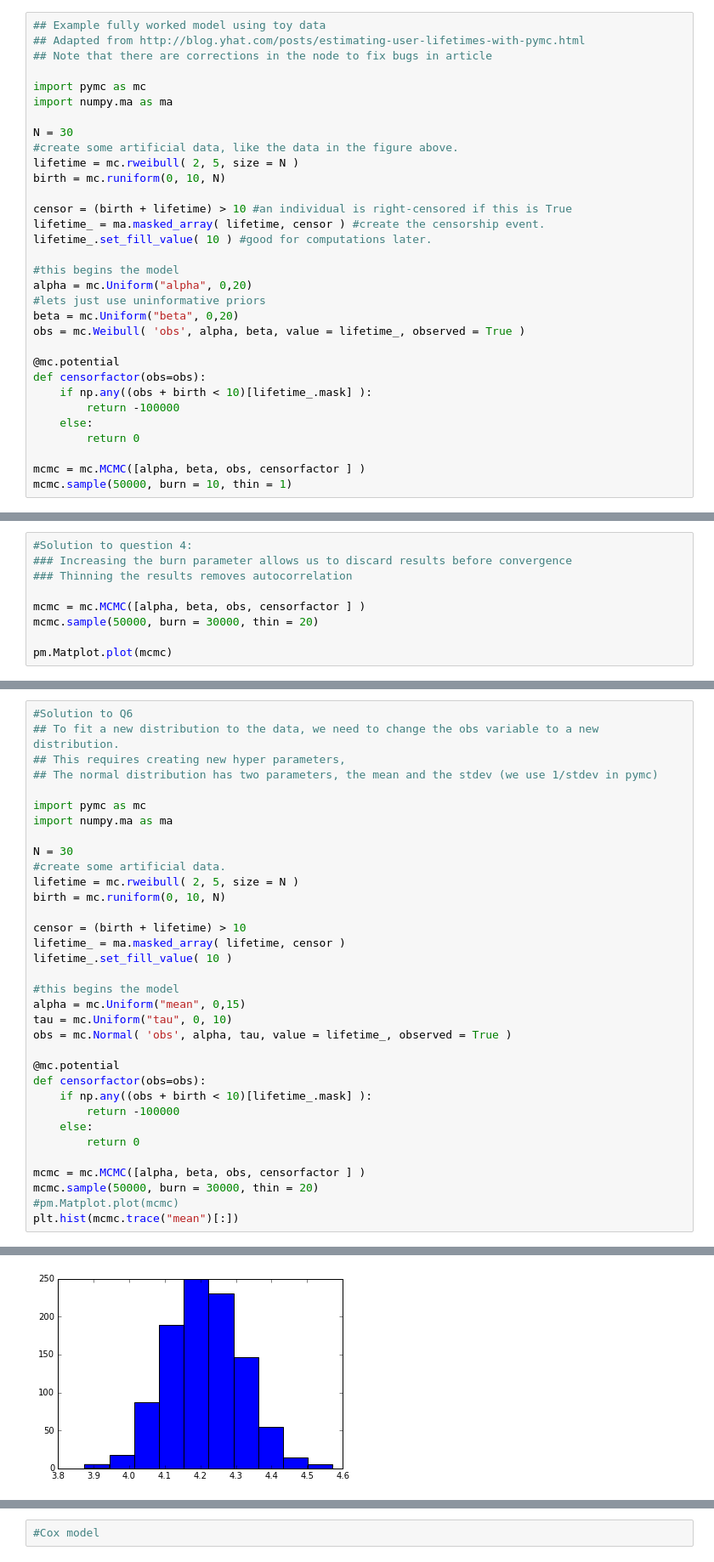
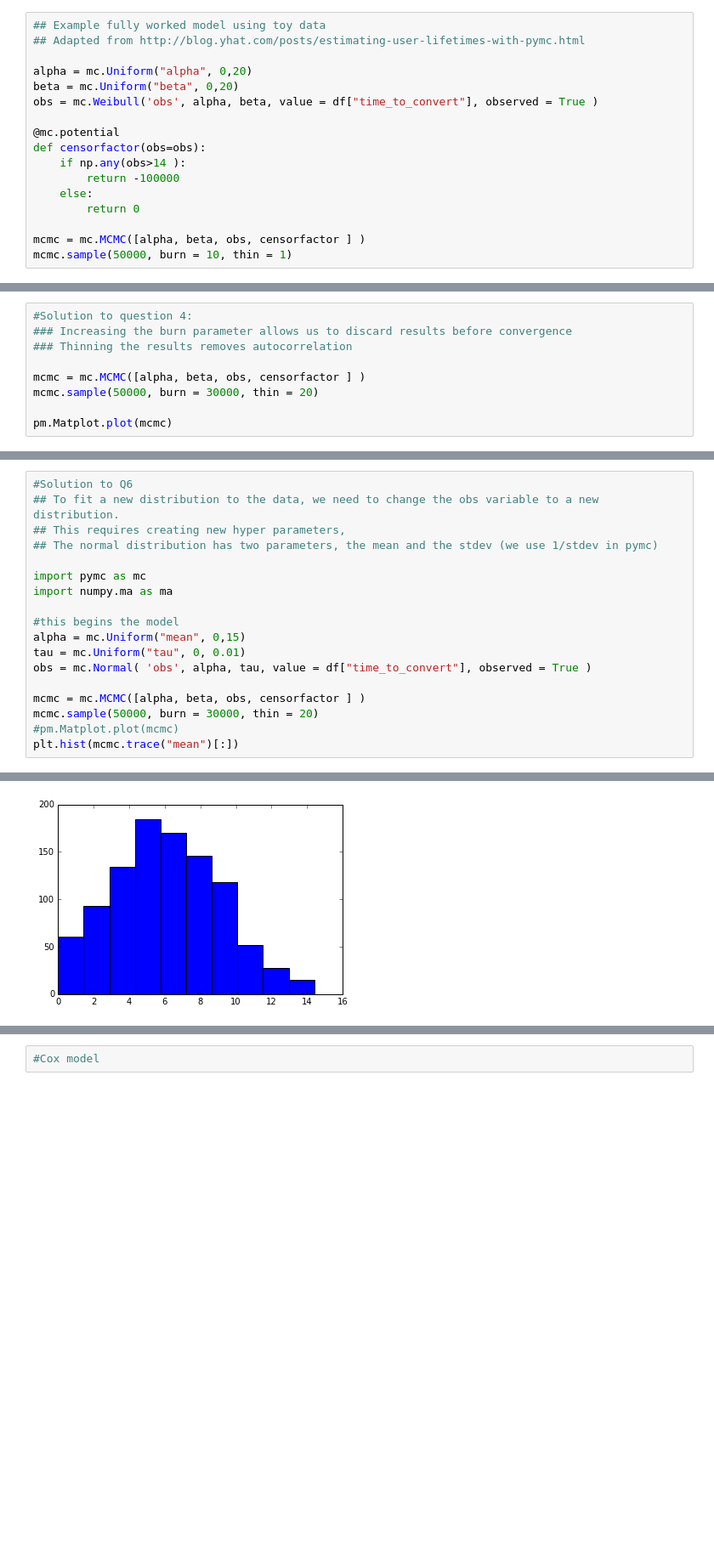
Before and after one commit to JakeColtman/BayesianSurvivalAnalysis, a Jupyter notebook: Full presentation.ipynb, the cells around one changed output, grey strips where cells are left out. Shown at 85% size. Drawn from its saved outputs; the diff is of its cells as text; blank space fills up the shorter version.

```diff
--- a/Full presentation.ipynb
+++ b/Full presentation.ipynb
@@ -56,29 +55,14 @@ df
 # %%
 ## Example fully worked model using toy data
 ## Adapted from http://blog.yhat.com/posts/estimating-user-lifetimes-with-pymc.html
-## Note that there are corrections in the node to fix bugs in article
 
-import pymc as mc
-import numpy.ma as ma
-
-N = 30
-#create some artificial data, like the data in the figure above.
-lifetime = mc.rweibull( 2, 5, size = N )
-birth = mc.runiform(0, 10, N)
-
-censor = (birth + lifetime) > 10 #an individual is right-censored if this is True
-lifetime_ = ma.masked_array( lifetime, censor ) #create the censorship event.
-lifetime_.set_fill_value( 10 ) #good for computations later.
-
-#this begins the model
 alpha = mc.Uniform("alpha", 0,20)
-#lets just use uninformative priors
 beta = mc.Uniform("beta", 0,20)
-obs = mc.Weibull( 'obs', alpha, beta, value = lifetime_, observed = True )
+obs = mc.Weibull('obs', alpha, beta, value = df["time_to_convert"], observed = True )
 
 @mc.potential
 def censorfactor(obs=obs):
-    if np.any((obs + birth < 10)[lifetime_.mask] ):
+    if np.any(obs>14 ):
         return -100000
     else:
         return 0
@@ -179,26 +155,10 @@ plt.hist([weibull_median(x[0], x[1]) for x in zip(mcmc.trace("alpha"), mcmc.trac
 import pymc as mc
 import numpy.ma as ma
 
-N = 30
-#create some artificial data.
-lifetime = mc.rweibull( 2, 5, size = N )
-birth = mc.runiform(0, 10, N)
-
-censor = (birth + lifetime) > 10
-lifetime_ = ma.masked_array( lifetime, censor )
-lifetime_.set_fill_value( 10 )
-
 #this begins the model
 alpha = mc.Uniform("mean", 0,15)
-tau = mc.Uniform("tau", 0, 10)
-obs = mc.Normal( 'obs', alpha, tau, value = lifetime_, observed = True )
-
-@mc.potential
-def censorfactor(obs=obs):
-    if np.any((obs + birth < 10)[lifetime_.mask] ):
-        return -100000
-    else:
-        return 0
+tau = mc.Uniform("tau", 0, 0.01)
+obs = mc.Normal( 'obs', alpha, tau, value = df["time_to_convert"], observed = True )
 
 mcmc = mc.MCMC([alpha, beta, obs, censorfactor ] )
 mcmc.sample(50000, burn = 30000, thin = 20)
@@ -213,5 +174,5 @@ plt.hist(mcmc.trace("mean")[:])
  <a list of 10 Patch objects>)
-[figure, old version]
+[figure, new version]
 # %%
 ## Solution to bonus
 ## Super easy to do in the Bayesian framework, all we need to do is look at what % of samples
```
Also changed, not shown: parts of 8 cells of this notebook, 2 other files.
